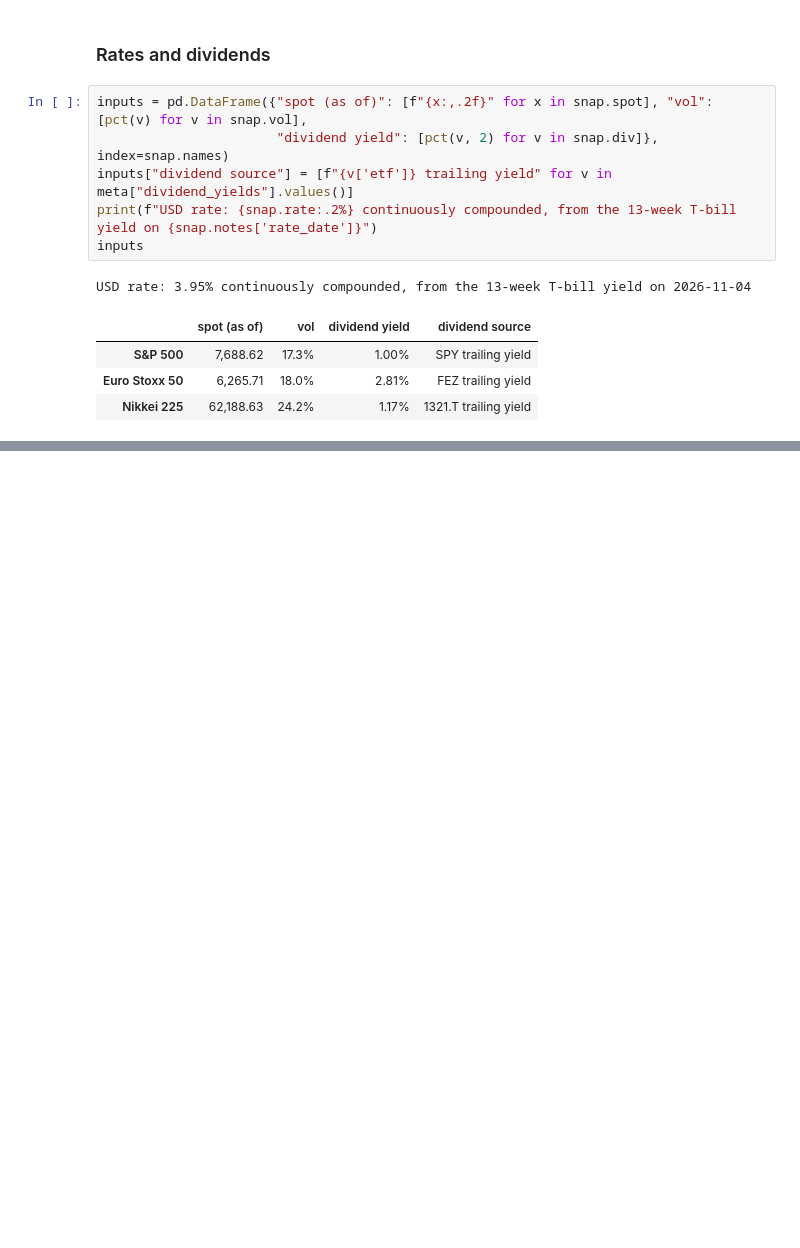
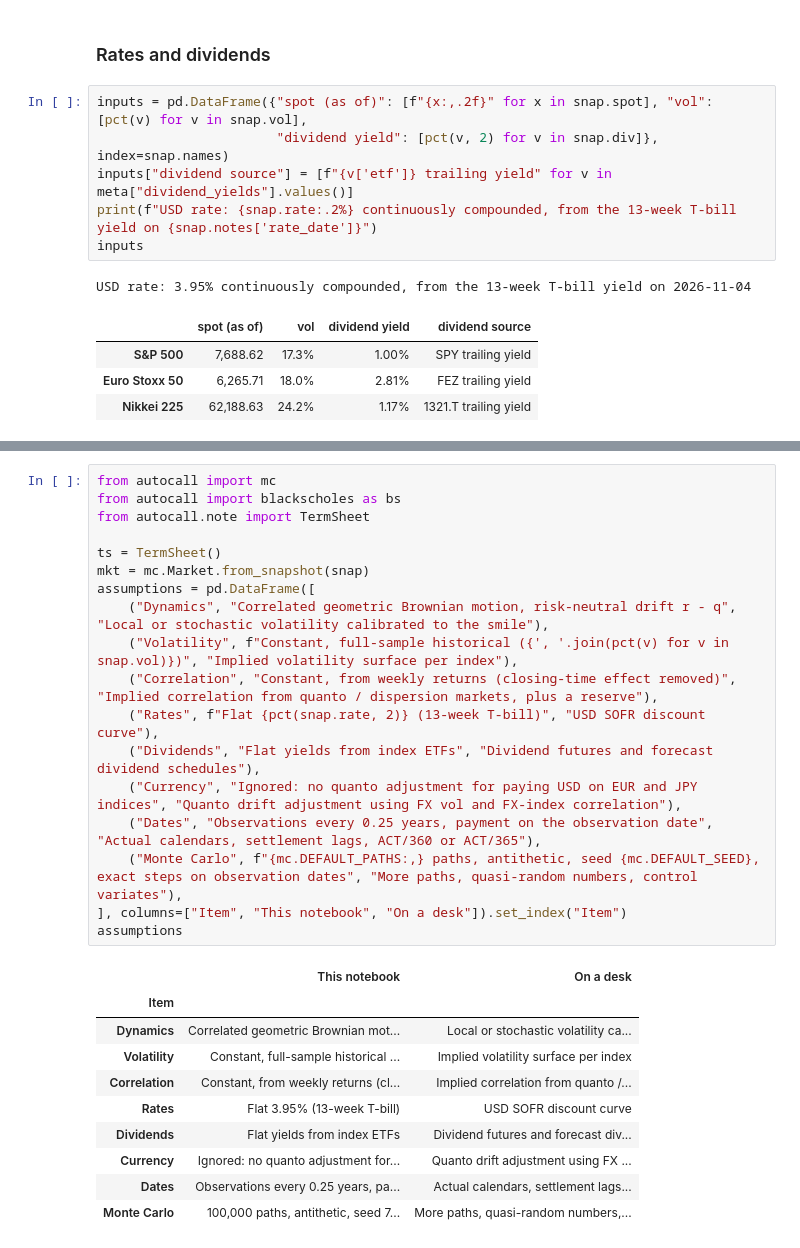
Before and after one commit to Lakshayx007/autocall-lab, a Jupyter notebook: notebooks/autocall_lab.ipynb, the cells around one changed output, grey strips where cells are left out. Drawn from its saved outputs; the diff is of its cells as text; blank space fills up the shorter version.

```diff
--- a/notebooks/autocall_lab.ipynb
+++ b/notebooks/autocall_lab.ipynb
@@ -163,0 +170,29 @@ USD rate: 3.95% continuously compounded, from the 13-week T-bill yield on 2026-1
+# %%
+from autocall import mc
+from autocall import blackscholes as bs
+from autocall.note import TermSheet
+
+ts = TermSheet()
+mkt = mc.Market.from_snapshot(snap)
+assumptions = pd.DataFrame([
+    ("Dynamics", "Correlated geometric Brownian motion, risk-neutral drift r - q", "Local or stochastic volatility calibrated to the smile"),
+    ("Volatility", f"Constant, full-sample historical ({', '.join(pct(v) for v in snap.vol)})", "Implied volatility surface per index"),
+    ("Correlation", "Constant, from weekly returns (closing-time effect removed)", "Implied correlation from quanto / dispersion markets, plus a reserve"),
+    ("Rates", f"Flat {pct(snap.rate, 2)} (13-week T-bill)", "USD SOFR discount curve"),
+    ("Dividends", "Flat yields from index ETFs", "Dividend futures and forecast dividend schedules"),
+    ("Currency", "Ignored: no quanto adjustment for paying USD on EUR and JPY indices", "Quanto drift adjustment using FX vol and FX-index correlation"),
+    ("Dates", "Observations every 0.25 years, payment on the observation date", "Actual calendars, settlement lags, ACT/360 or ACT/365"),
+    ("Monte Carlo", f"{mc.DEFAULT_PATHS:,} paths, antithetic, seed {mc.DEFAULT_SEED}, exact steps on observation dates", "More paths, quasi-random numbers, control variates"),
+], columns=["Item", "This notebook", "On a desk"]).set_index("Item")
+assumptions
+# %% [output]
+|  | This notebook | On a desk |
+| Item |  |  |
+| Dynamics | Correlated geometric Brownian mot... | Local or stochastic volatility ca... |
+| Volatility | Constant, full-sample historical ... | Implied volatility surface per index |
+| Correlation | Constant, from weekly returns (cl... | Implied correlation from quanto /... |
+| Rates | Flat 3.95% (13-week T-bill) | USD SOFR discount curve |
+| Dividends | Flat yields from index ETFs | Dividend futures and forecast div... |
+| Currency | Ignored: no quanto adjustment for... | Quanto drift adjustment using FX ... |
+| Dates | Observations every 0.25 years, pa... | Actual calendars, settlement lags... |
+| Monte Carlo | 100,000 paths, antithetic, seed 7... | More paths, quasi-random numbers,... |
```
Also changed, not shown: parts of 10 cells of this notebook, 3 other files.
